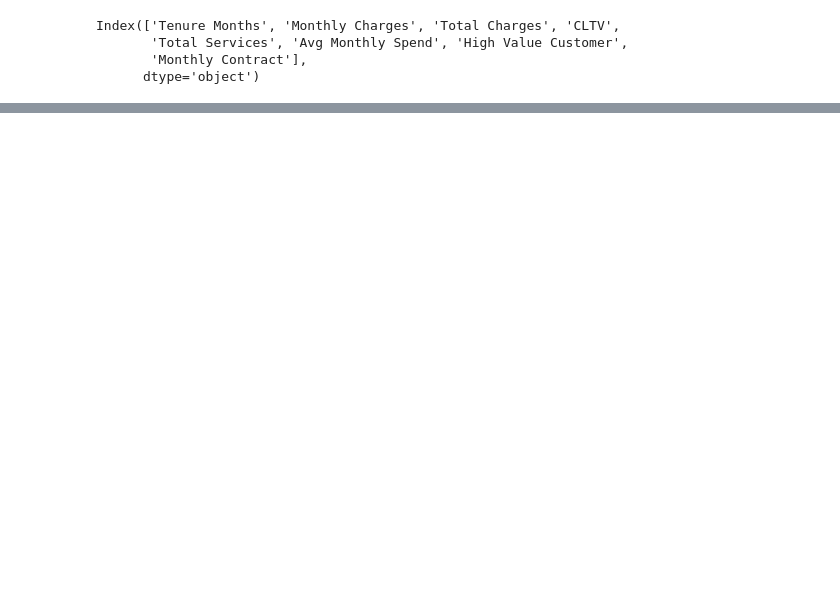
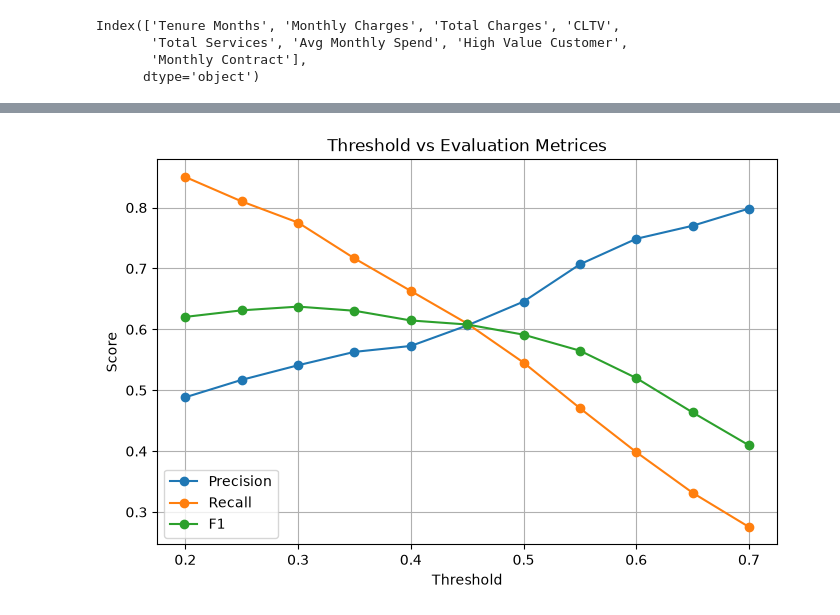
Before and after one commit to dishant-0-0/Customer-Churn-Prediction-Platform, a Jupyter notebook: notebooks/04_model_experiments.ipynb, the cells around one changed output, grey strips where cells are left out. Saved outputs shown, nothing was run; the diff lists cells and outputs as text; code cells hidden in the pictures; blank space fills up the shorter version.

Commit message:
error analysis and threshold optimization

```diff
--- a/notebooks/04_model_experiments.ipynb
+++ b/notebooks/04_model_experiments.ipynb
@@ -271,0 +302,5 @@ results_df.sort_values(
+# %%
+for p in preds:
+    print(f"\n{p["Model"]}")
+    cm = confusion_matrix(p["Actual"],p["Prediction"])
+    print(cm)
@@ -271,0 +379,3 @@ results_df.sort_values(
+# %%
+y_prob = xgb_pipeline.predict_proba(X_test)[:,1]
+pd.Series(y_prob).describe()
@@ -271,0 +392,3 @@ results_df.sort_values(
+# %%
+thresholds = np.arange(0.20,0.71,0.05) ## Creates thresholds of intervals from 0.3 to 0.71 with 0.05 intervals
+thresholds
@@ -271,0 +434,3 @@ results_df.sort_values(
+# %%
+threshold_df = pd.DataFrame(results)
+threshold_df
@@ -271,0 +450,33 @@ results_df.sort_values(
+# %%
+plt.figure(figsize = (8,5))
+
+plt.plot(
+    threshold_df["Threshold"],
+    threshold_df["Precision"],
+    marker = "o",
+    label = "Precision"
+)
+
+plt.plot(
+    threshold_df["Threshold"],
+    threshold_df["Recall"],
+    marker = "o",
+    label = "Recall"
+)
+
+plt.plot(
+    threshold_df["Threshold"],
+    threshold_df["F1"],
+    marker = "o",
+    label = "F1"
+)
+
+plt.xlabel("Threshold")
+plt.ylabel("Score")
+plt.title("Threshold vs Evaluation Metrices")
+plt.grid(True)
+plt.legend()
+
+plt.show()
+# %% [output]
+[figure, added]
```
Also changed, not shown: parts of 18 cells of this notebook.
